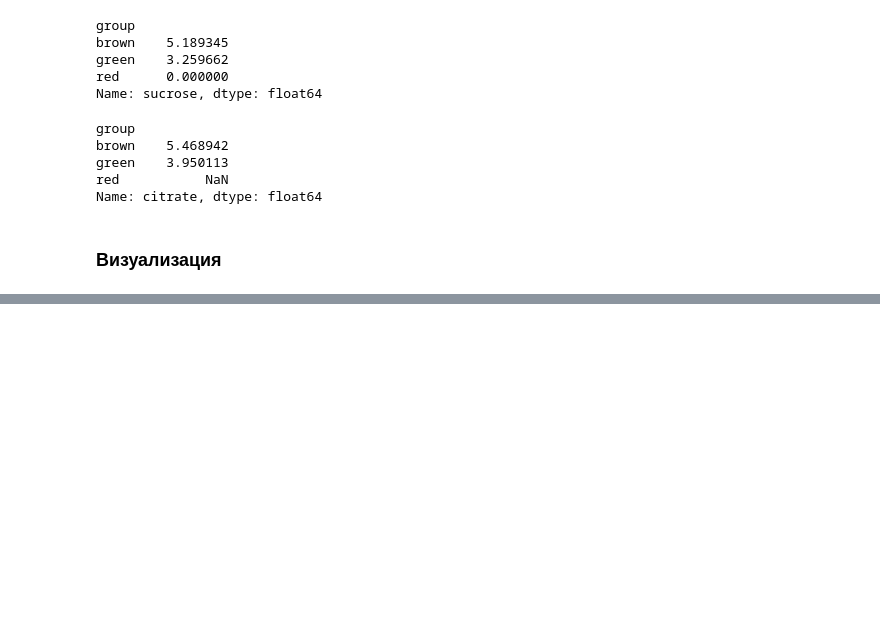
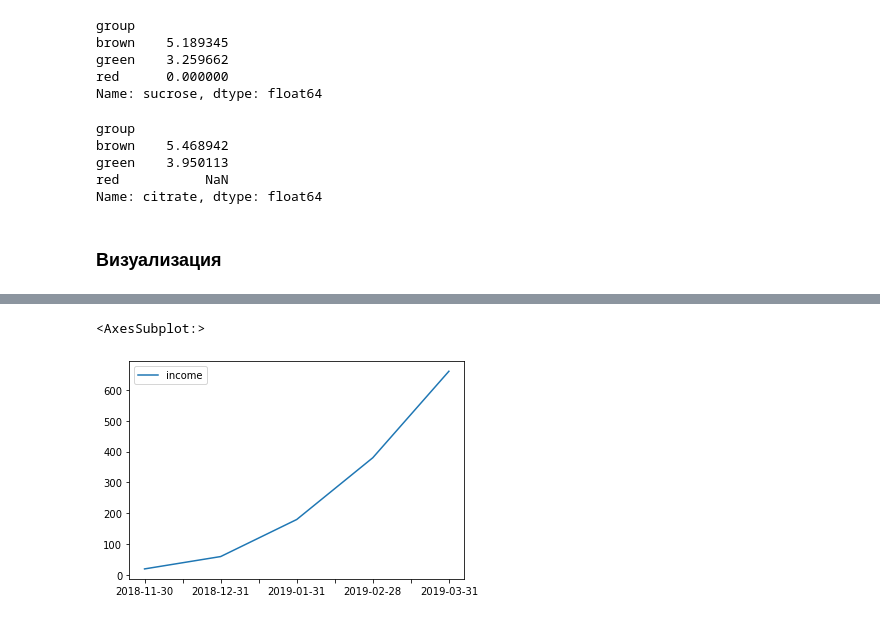
Before and after one commit to AndrewSalygin/ML_practice, a Jupyter notebook: ML.ipynb, the cells around one changed output, grey strips where cells are left out. Drawn from its saved outputs; the diff is of its cells as text; code cells hidden in the pictures; blank space fills up the shorter version.

```diff
--- a/ML.ipynb
+++ b/ML.ipynb
@@ -736,0 +776,4 @@ Name: citrate, dtype: float64
+# %%
+import seaborn as sns
+df = pd.read_csv('data/income.csv')
+df
@@ -736,0 +787,5 @@ Name: citrate, dtype: float64
+# %%
+df.plot(kind="line")
+# %% [output]
+<AxesSubplot:>
+[figure, added]
```
Also changed, not shown: parts of 44 cells of this notebook, 7 other files.
